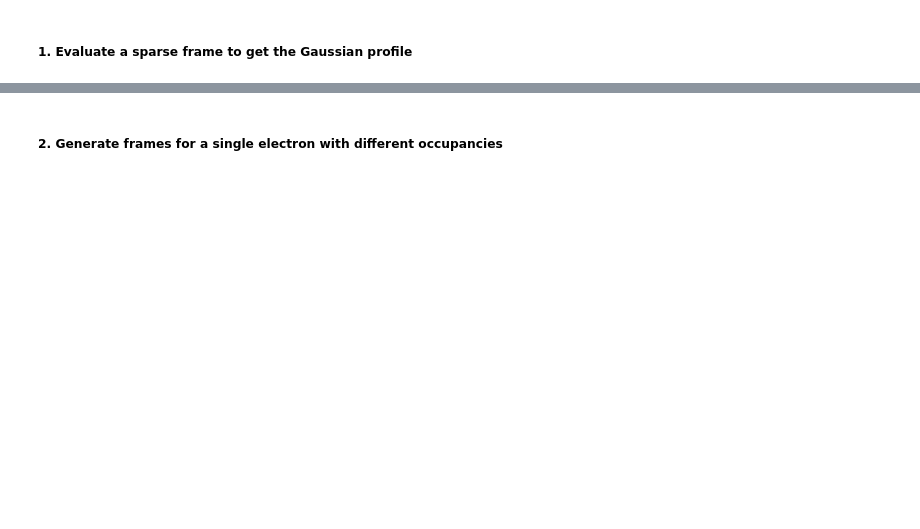
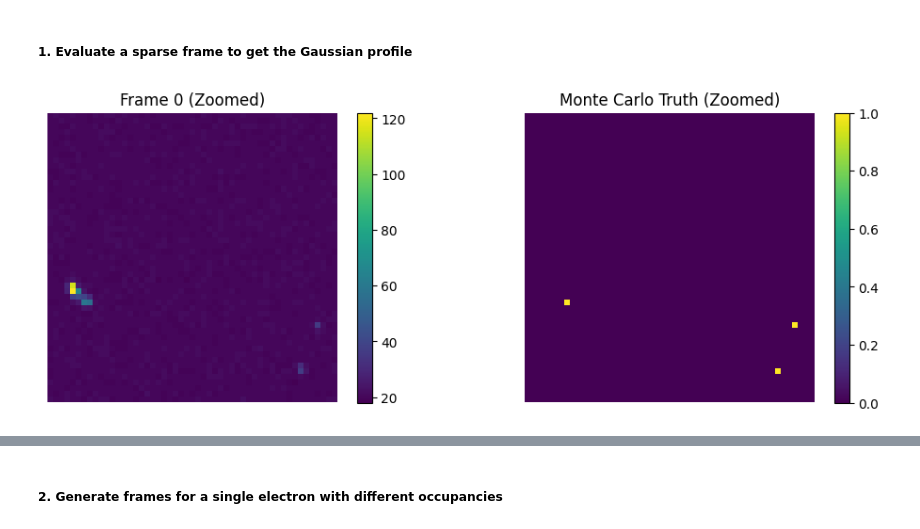
Before and after one commit to jerenner/backpropcount, a Jupyter notebook: notebooks/FIG1_2_simulation.ipynb, the cells around one changed output, grey strips where cells are left out. Saved outputs shown, nothing was run; the diff lists cells and outputs as text; code cells hidden in the pictures; blank space fills up the shorter version.

```diff
--- a/notebooks/FIG1_2_simulation.ipynb
+++ b/notebooks/FIG1_2_simulation.ipynb
@@ -417,7 +423,9 @@ generate_and_save_frames(hit_positions_per_frame_sparse, multiplicities_per_fram
                          nframes_sparse, frame_size, output_filename=profile_scan_file,
                          baseline=baseline, noise_sigma=noise_sigma, mc_scale=mc_scale)
 # %%
-plot_frame_and_mc_truth('sparse_frames.h5', frame_index=32)#, x_range=[30,60], y_range=[30,60])
+# Check with some plots.
+plot_frame_and_mc_truth('sparse_frames.h5', frame_index=0)#, x_range=[30,60], y_range=[30,60])
 #plot_frame_and_mc_truth('sparse_frames.h5', frame_index=4)
 #plot_frame_and_mc_truth('frames_occupancy_1.h5', frame_index=3, x_range=[30,40], y_range=[30,40])
-#plot_frame_and_mc_truth('/Volumes/nvme/lbl/emdata/raw/data_scan0000001531.h5', frame_index=5, x_range=[30,40], y_range=[30,40])
+# %% [output]
+[figure, added]
```
Also changed, not shown: parts of 34 cells of this notebook.
